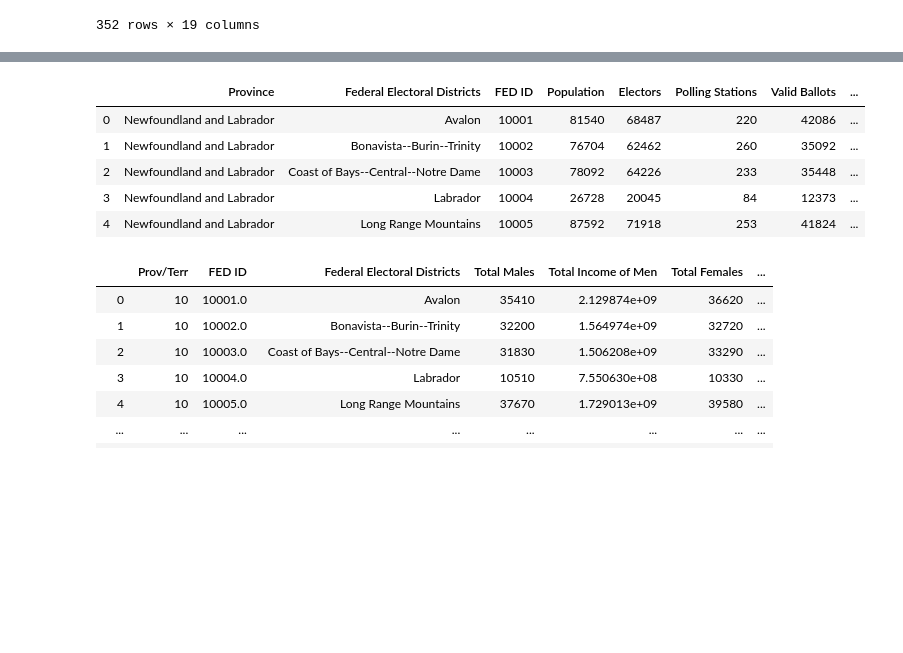
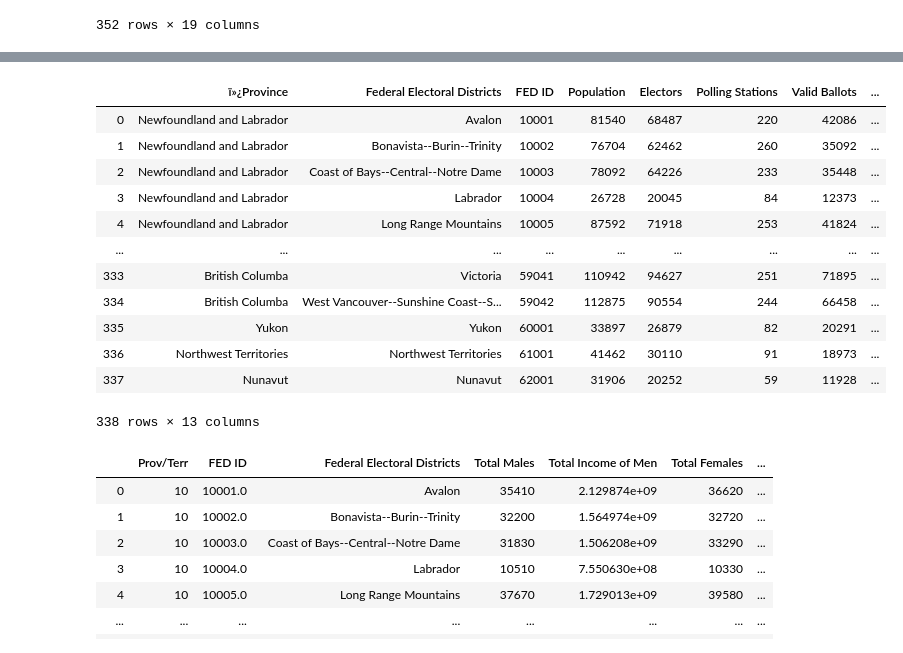
Before and after one commit to bsmirnov12/ABDS-Project-1, a Jupyter notebook: Analysis.ipynb, the cells around one changed output, grey strips where cells are left out. Cells and saved outputs as stored; diff of their text form; code cells hidden in the pictures; blank space fills up the shorter version.

```diff
--- a/Analysis.ipynb
+++ b/Analysis.ipynb
@@ -78,11 +103,19 @@ femalepd2.head()
+# %%
+final_electedpd=pd.read_csv(final_elected, engine='python')
 # %%
-final_electedpd = pd.read_csv(final_elected)
 final_electedpd2=final_electedpd.iloc[:,[0,1,2,3,4,5,6,7,8,9,10,11,12]]
-final_electedpd2.head()
+final_electedpd2
 # %% [output]
-|  | Province | Federal Electoral Districts | FED ID | Population | Electors | Polling Stations | Valid Ballots | ... |
+|  | ï»¿Province | Federal Electoral Districts | FED ID | Population | Electors | Polling Stations | Valid Ballots | ... |
 | 0 | Newfoundland and Labrador | Avalon | 10001 | 81540 | 68487 | 220 | 42086 | ... |
 | 1 | Newfoundland and Labrador | Bonavista--Burin--Trinity | 10002 | 76704 | 62462 | 260 | 35092 | ... |
 | 2 | Newfoundland and Labrador | Coast of Bays--Central--Notre Dame | 10003 | 78092 | 64226 | 233 | 35448 | ... |
 | 3 | Newfoundland and Labrador | Labrador | 10004 | 26728 | 20045 | 84 | 12373 | ... |
 | 4 | Newfoundland and Labrador | Long Range Mountains | 10005 | 87592 | 71918 | 253 | 41824 | ... |
+| ... | ... | ... | ... | ... | ... | ... | ... | ... |
+| 333 | British Columba | Victoria | 59041 | 110942 | 94627 | 251 | 71895 | ... |
+| 334 | British Columba | West Vancouver--Sunshine Coast--S... | 59042 | 112875 | 90554 | 244 | 66458 | ... |
+| 335 | Yukon | Yukon | 60001 | 33897 | 26879 | 82 | 20291 | ... |
+| 336 | Northwest Territories | Northwest Territories | 61001 | 41462 | 30110 | 91 | 18973 | ... |
+| 337 | Nunavut | Nunavut | 62001 | 31906 | 20252 | 59 | 11928 | ... |
+338 rows × 13 columns
```
Also changed, not shown: parts of 34 cells of this notebook, 4 other files.
